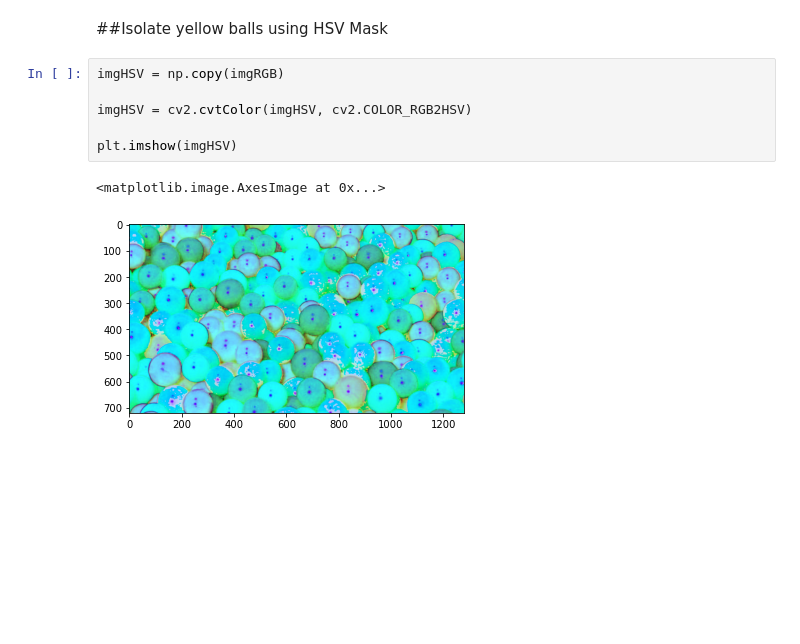
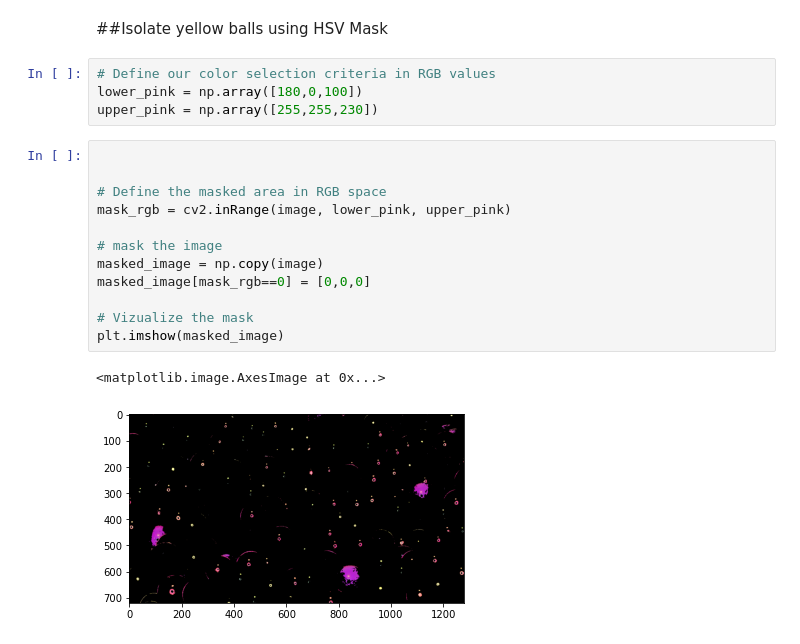
Before and after one commit to 54mir/Computer-Vision-Playground, a Jupyter notebook: OpenCV/HSV-RGB-Masks_attempt2.ipynb, the cells around one changed output. Cells and saved outputs as stored; diff of their text form; blank space fills up the shorter version.

```diff
--- a/OpenCV/HSV-RGB-Masks_attempt2.ipynb
+++ b/OpenCV/HSV-RGB-Masks_attempt2.ipynb
@@ -71,11 +84,21 @@ plt.imshow(maskRGB)
 # %% [markdown]
 ##Isolate yellow balls using HSV Mask
-# %%
-imgHSV = np.copy(imgRGB)
-
-imgHSV = cv2.cvtColor(imgHSV, cv2.COLOR_RGB2HSV)
-
-plt.imshow(imgHSV)
-# %% [output]
-<matplotlib.image.AxesImage at 0x...>
-[figure, removed]
+# %%
+# Define our color selection criteria in RGB values
+lower_pink = np.array([180,0,100])
+upper_pink = np.array([255,255,230])
+# %%
+
+
+# Define the masked area in RGB space
+mask_rgb = cv2.inRange(image, lower_pink, upper_pink)
+
+# mask the image
+masked_image = np.copy(image)
+masked_image[mask_rgb==0] = [0,0,0]
+
+# Vizualize the mask
+plt.imshow(masked_image)
+# %% [output]
+<matplotlib.image.AxesImage at 0x...>
+[figure, added]
```
Also changed, not shown: parts of 8 cells of this notebook.
